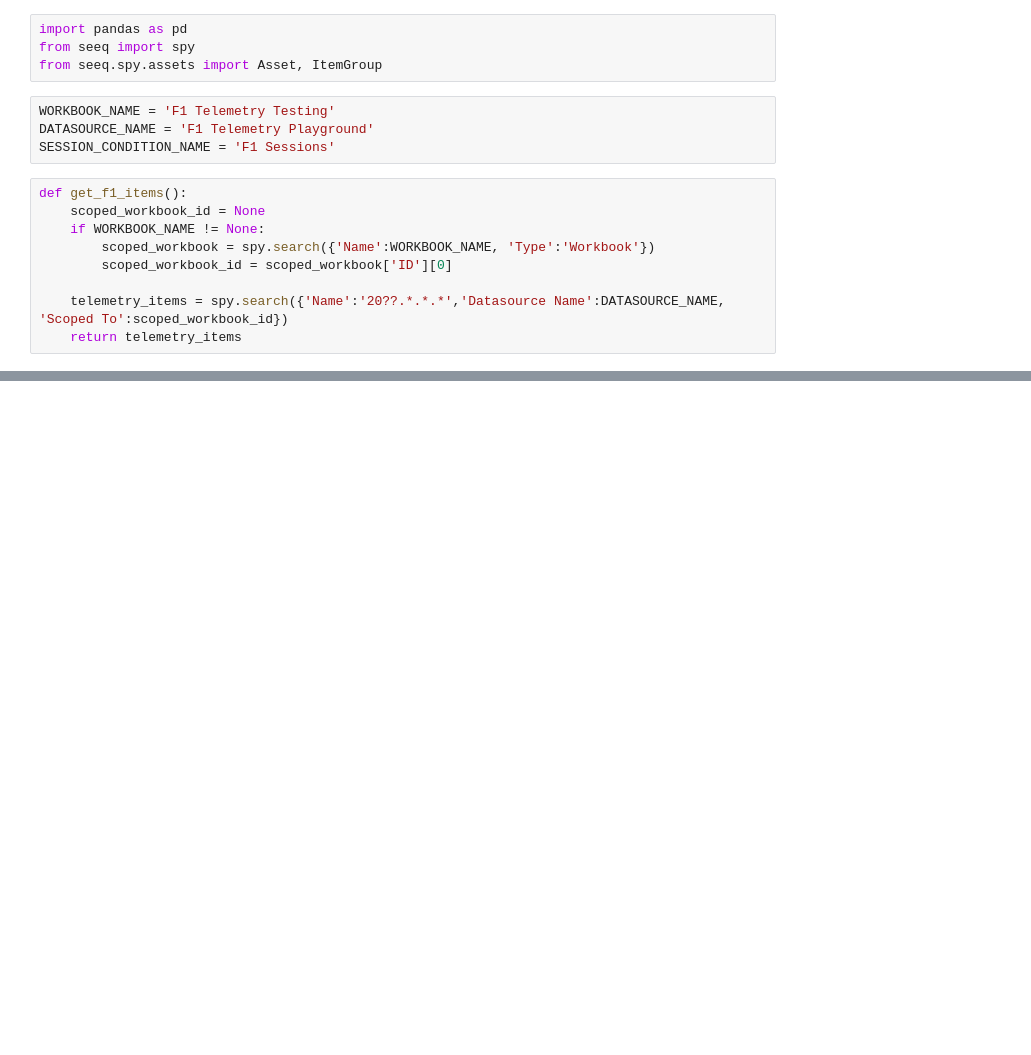
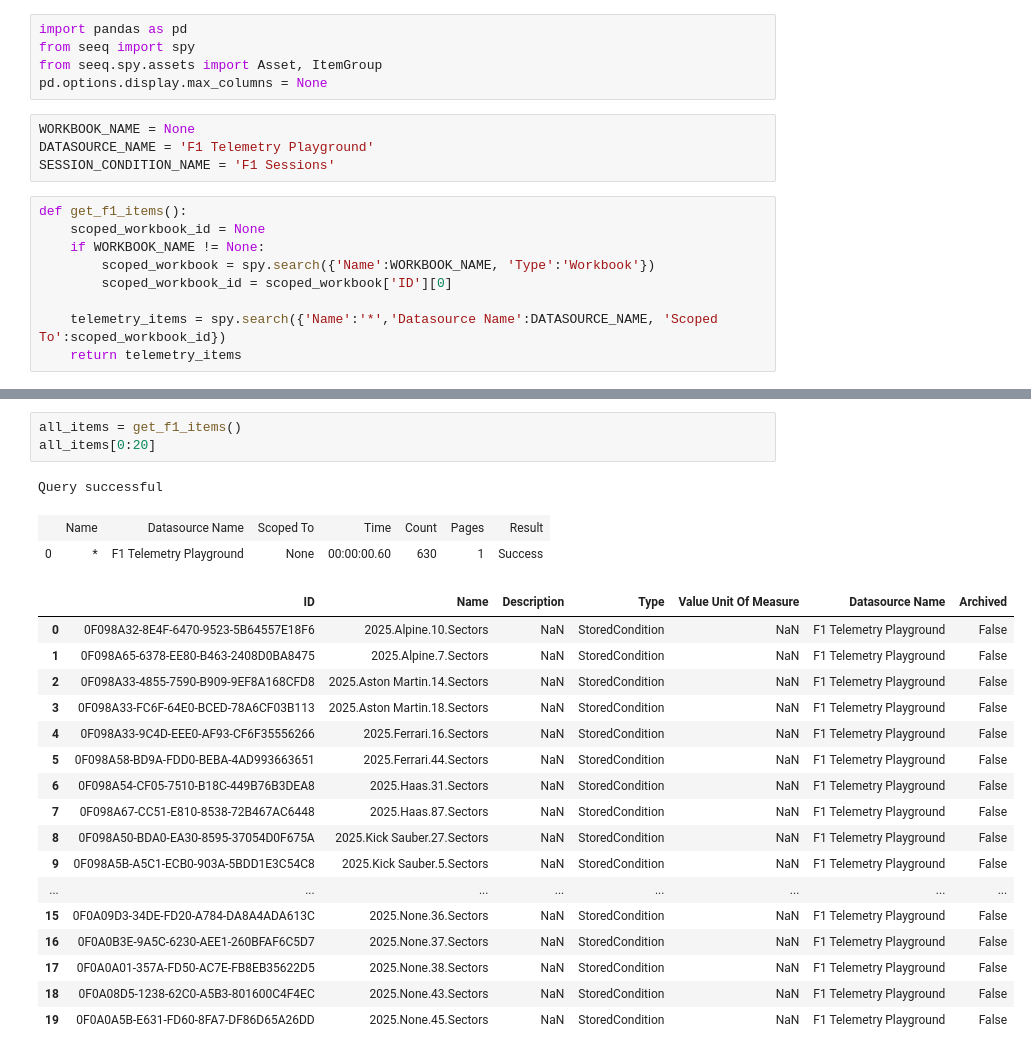
Before and after one commit to shamus-cunningham/seeq-f1, a Jupyter notebook: F1_Car_Asset_Structure.ipynb, the cells around one changed output, grey strips where cells are left out. Drawn from its saved outputs; the diff is of its cells as text; blank space fills up the shorter version.

```diff
--- a/F1_Car_Asset_Structure.ipynb
+++ b/F1_Car_Asset_Structure.ipynb
@@ -2,8 +2,9 @@
 import pandas as pd
 from seeq import spy
 from seeq.spy.assets import Asset, ItemGroup
+pd.options.display.max_columns = None
 # %%
-WORKBOOK_NAME = 'F1 Telemetry Testing'
+WORKBOOK_NAME = None
 DATASOURCE_NAME = 'F1 Telemetry Playground'
 SESSION_CONDITION_NAME = 'F1 Sessions'
 # %%
@@ -13,7 +14,7 @@ def get_f1_items():
         scoped_workbook = spy.search({'Name':WORKBOOK_NAME, 'Type':'Workbook'})
         scoped_workbook_id = scoped_workbook['ID'][0]
 
-    telemetry_items = spy.search({'Name':'20??.*.*.*','Datasource Name':DATASOURCE_NAME, 'Scoped To':scoped_workbook_id})
+    telemetry_items = spy.search({'Name':'*','Datasource Name':DATASOURCE_NAME, 'Scoped To':scoped_workbook_id})
     return telemetry_items
 # %%
 class F1_Car(Asset):
@@ -135,2 +362,26 @@ telemetry_items
+# %%
+all_items = get_f1_items()
+all_items[0:20]
+# %% [output]
+Query successful
+|  | Name | Datasource Name | Scoped To | Time | Count | Pages | Result |
+| 0 | * | F1 Telemetry Playground | None | 00:00:00.60 | 630 | 1 | Success |
+|  | ID | Name | Description | Type | Value Unit Of Measure | Datasource Name | Archived |
+| 0 | 0F098A32-8E4F-6470-9523-5B64557E18F6 | 2025.Alpine.10.Sectors | NaN | StoredCondition | NaN | F1 Telemetry Playground | False |
+| 1 | 0F098A65-6378-EE80-B463-2408D0BA8475 | 2025.Alpine.7.Sectors | NaN | StoredCondition | NaN | F1 Telemetry Playground | False |
+| 2 | 0F098A33-4855-7590-B909-9EF8A168CFD8 | 2025.Aston Martin.14.Sectors | NaN | StoredCondition | NaN | F1 Telemetry Playground | False |
+| 3 | 0F098A33-FC6F-64E0-BCED-78A6CF03B113 | 2025.Aston Martin.18.Sectors | NaN | StoredCondition | NaN | F1 Telemetry Playground | False |
+| 4 | 0F098A33-9C4D-EEE0-AF93-CF6F35556266 | 2025.Ferrari.16.Sectors | NaN | StoredCondition | NaN | F1 Telemetry Playground | False |
+| 5 | 0F098A58-BD9A-FDD0-BEBA-4AD993663651 | 2025.Ferrari.44.Sectors | NaN | StoredCondition | NaN | F1 Telemetry Playground | False |
+| 6 | 0F098A54-CF05-7510-B18C-449B76B3DEA8 | 2025.Haas.31.Sectors | NaN | StoredCondition | NaN | F1 Telemetry Playground | False |
+| 7 | 0F098A67-CC51-E810-8538-72B467AC6448 | 2025.Haas.87.Sectors | NaN | StoredCondition | NaN | F1 Telemetry Playground | False |
+| 8 | 0F098A50-BDA0-EA30-8595-37054D0F675A | 2025.Kick Sauber.27.Sectors | NaN | StoredCondition | NaN | F1 Telemetry Playground | False |
+| 9 | 0F098A5B-A5C1-ECB0-903A-5BDD1E3C54C8 | 2025.Kick Sauber.5.Sectors | NaN | StoredCondition | NaN | F1 Telemetry Playground | False |
+| ... | ... | ... | ... | ... | ... | ... | ... |
+| 15 | 0F0A09D3-34DE-FD20-A784-DA8A4ADA613C | 2025.None.36.Sectors | NaN | StoredCondition | NaN | F1 Telemetry Playground | False |
+| 16 | 0F0A0B3E-9A5C-6230-AEE1-260BFAF6C5D7 | 2025.None.37.Sectors | NaN | StoredCondition | NaN | F1 Telemetry Playground | False |
+| 17 | 0F0A0A01-357A-FD50-AC7E-FB8EB35622D5 | 2025.None.38.Sectors | NaN | StoredCondition | NaN | F1 Telemetry Playground | False |
+| 18 | 0F0A08D5-1238-62C0-A5B3-801600C4F4EC | 2025.None.43.Sectors | NaN | StoredCondition | NaN | F1 Telemetry Playground | False |
+| 19 | 0F0A0A5B-E631-FD60-8FA7-DF86D65A26DD | 2025.None.45.Sectors | NaN | StoredCondition | NaN | F1 Telemetry Playground | False |
 # %%
 build_df = spy.assets.build(F1_Car, telemetry_items)
```
Also changed, not shown: parts of 5 cells of this notebook, 1 other file.
